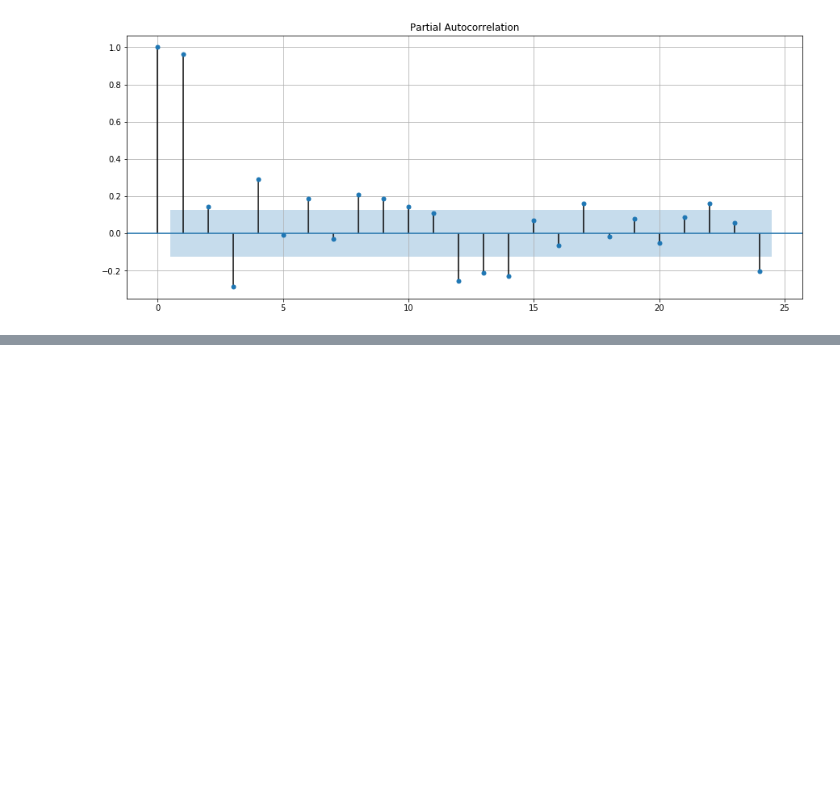
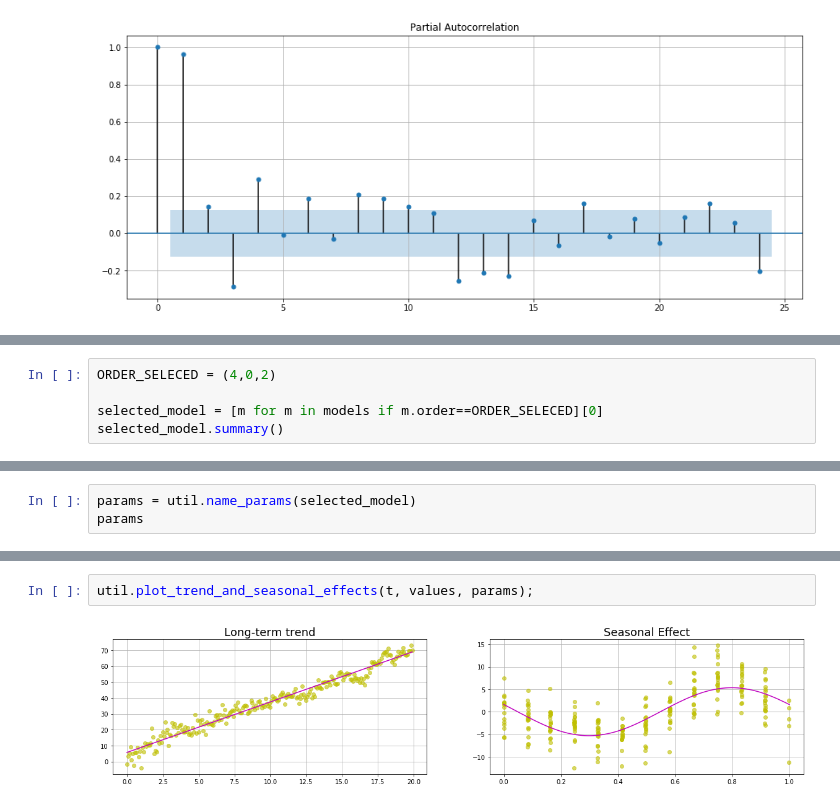
Before and after one commit to gabrielecalvo/dsemr, a Jupyter notebook: _gabe_/sealevel_prediction.ipynb, the cells around one changed output, grey strips where cells are left out. Cells and saved outputs as stored; diff of their text form; blank space fills up the shorter version.

```diff
--- a/_gabe_/sealevel_prediction.ipynb
+++ b/_gabe_/sealevel_prediction.ipynb
@@ -48,0 +108,5 @@ from statsmodels.tsa import arima_process
+# %%
+ORDER_SELECED = (4,0,2)
+
+selected_model = [m for m in models if m.order==ORDER_SELECED][0]
+selected_model.summary()
@@ -48,0 +141,3 @@ from statsmodels.tsa import arima_process
+# %%
+params = util.name_params(selected_model)
+params
@@ -48,0 +156,4 @@ from statsmodels.tsa import arima_process
+# %%
+util.plot_trend_and_seasonal_effects(t, values, params);
+# %% [output]
+[figure, added]
```
Also changed, not shown: parts of 23 cells of this notebook, 7 other files.
